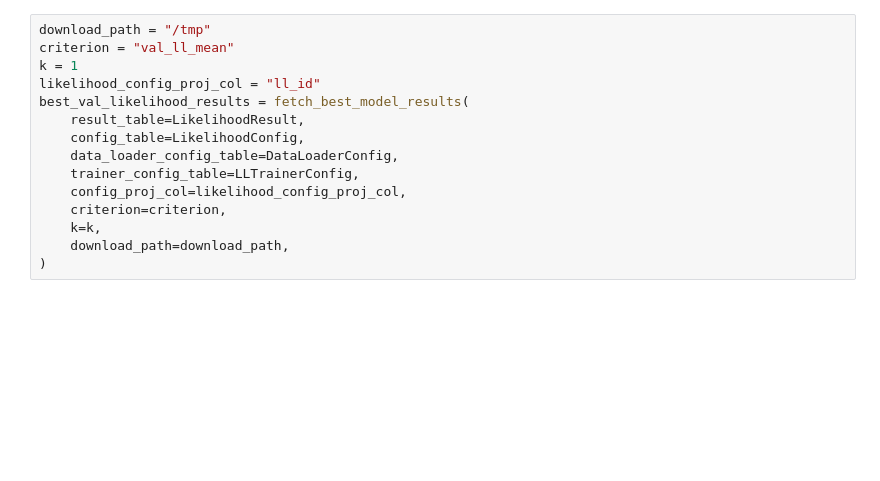
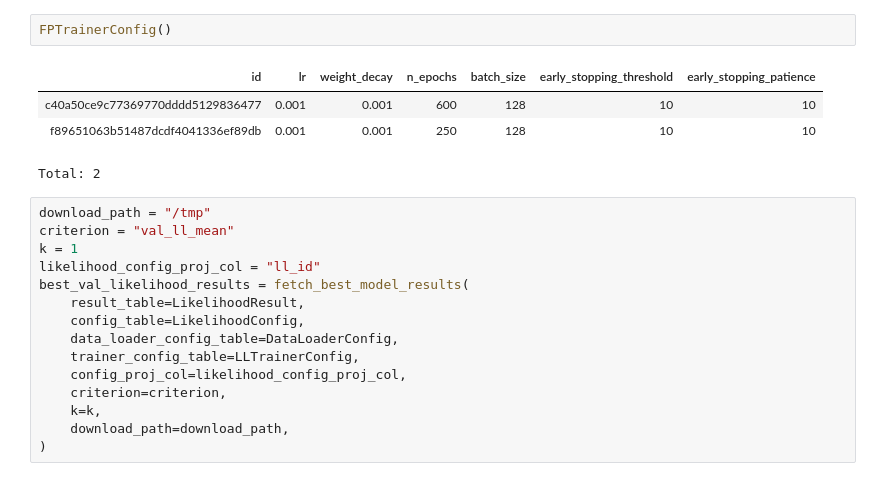
Before and after one commit to suhasshrinivasan/task-transfer, a Jupyter notebook: experiments/dj/dj_interactive.ipynb, the cells around one changed output. Drawn from its saved outputs; the diff is of its cells as text; blank space fills up the shorter version.

```diff
--- a/experiments/dj/dj_interactive.ipynb
+++ b/experiments/dj/dj_interactive.ipynb
@@ -43,3 +96,10 @@ Total: 2
+# %%
+FPTrainerConfig()
+# %% [output]
+| id | lr | weight_decay | n_epochs | batch_size | early_stopping_threshold | early_stopping_patience |
+| c40a50ce9c77369770dddd5129836477 | 0.001 | 0.001 | 600 | 128 | 10 | 10 |
+| f89651063b51487dcdf4041336ef89db | 0.001 | 0.001 | 250 | 128 | 10 | 10 |
+Total: 2
 # %%
 download_path = "/tmp"
 criterion = "val_ll_mean"
```
Also changed, not shown: parts of 5 cells of this notebook, 10 other files.
